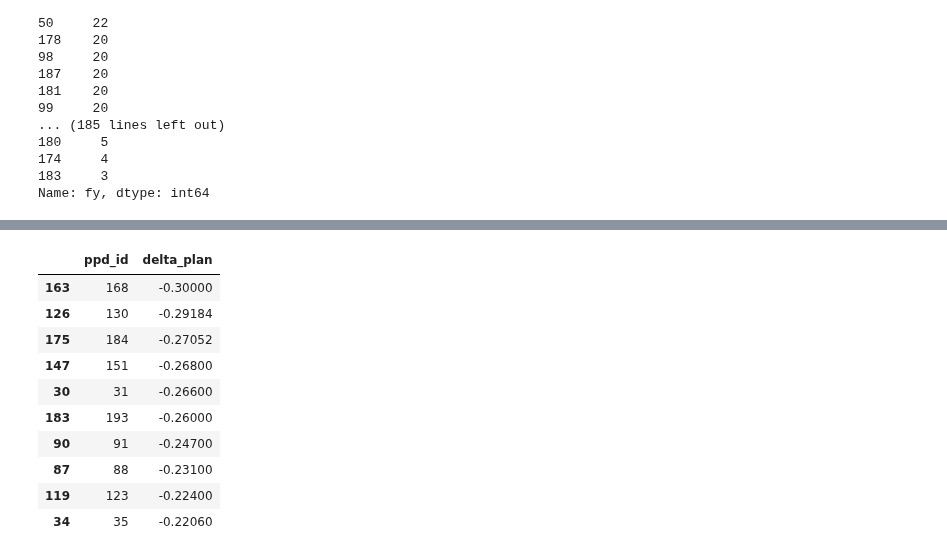
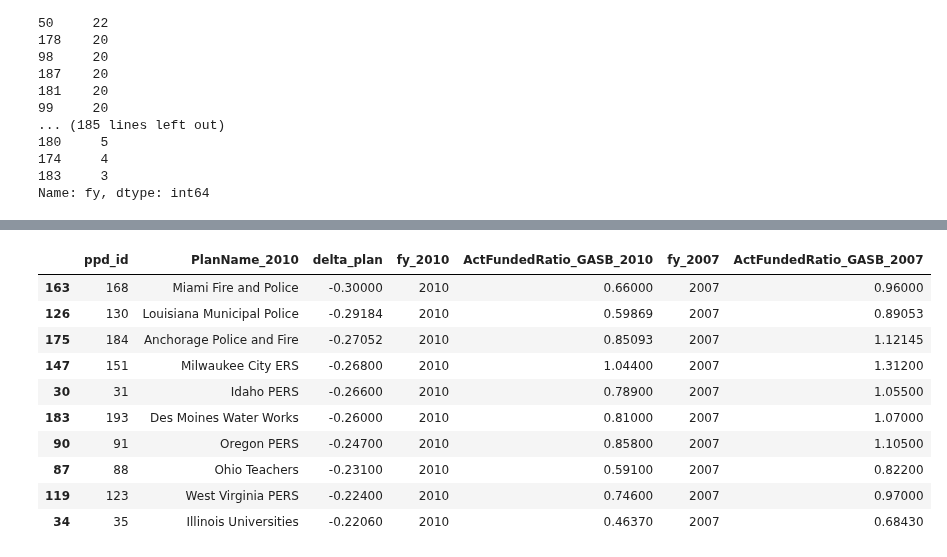
Before and after one commit to DeltaDeutsch/PPD-Group-Project, a Jupyter notebook: PPD Group Project.ipynb, the cells around one changed output, grey strips where cells are left out. Saved outputs shown, nothing was run; the diff lists cells and outputs as text; code cells hidden in the pictures.

```diff
--- a/PPD Group Project.ipynb
+++ b/PPD Group Project.ipynb
@@ -576,16 +576,16 @@ crash_plan_df = plan_data_2010.merge(plan_data_2007, how='left', on='ppd_id', su
 # %%
 crash_plan_df['delta_plan'] = crash_plan_df['ActFundedRatio_GASB_2010'] - crash_plan_df['ActFundedRatio_GASB_2007']
 hardest_hit = crash_plan_df.sort_values(by='delta_plan', ascending=True)[0:10]
-hardest_hit[['ppd_id','delta_plan']]
+hardest_hit[['ppd_id','PlanName_2010','delta_plan','fy_2010','ActFundedRatio_GASB_2010','fy_2007','ActFundedRatio_GASB_2007']]
 # %% [output]
-|  | ppd_id | delta_plan |
-| 163 | 168 | -0.30000 |
-| 126 | 130 | -0.29184 |
-| 175 | 184 | -0.27052 |
-| 147 | 151 | -0.26800 |
-| 30 | 31 | -0.26600 |
-| 183 | 193 | -0.26000 |
-| 90 | 91 | -0.24700 |
-| 87 | 88 | -0.23100 |
-| 119 | 123 | -0.22400 |
-| 34 | 35 | -0.22060 |
+|  | ppd_id | PlanName_2010 | delta_plan | fy_2010 | ActFundedRatio_GASB_2010 | fy_2007 | ActFundedRatio_GASB_2007 |
+| 163 | 168 | Miami Fire and Police | -0.30000 | 2010 | 0.66000 | 2007 | 0.96000 |
+| 126 | 130 | Louisiana Municipal Police | -0.29184 | 2010 | 0.59869 | 2007 | 0.89053 |
+| 175 | 184 | Anchorage Police and Fire | -0.27052 | 2010 | 0.85093 | 2007 | 1.12145 |
+| 147 | 151 | Milwaukee City ERS | -0.26800 | 2010 | 1.04400 | 2007 | 1.31200 |
+| 30 | 31 | Idaho PERS | -0.26600 | 2010 | 0.78900 | 2007 | 1.05500 |
+| 183 | 193 | Des Moines Water Works | -0.26000 | 2010 | 0.81000 | 2007 | 1.07000 |
+| 90 | 91 | Oregon PERS | -0.24700 | 2010 | 0.85800 | 2007 | 1.10500 |
+| 87 | 88 | Ohio Teachers | -0.23100 | 2010 | 0.59100 | 2007 | 0.82200 |
+| 119 | 123 | West Virginia PERS | -0.22400 | 2010 | 0.74600 | 2007 | 0.97000 |
+| 34 | 35 | Illinois Universities | -0.22060 | 2010 | 0.46370 | 2007 | 0.68430 |
```
Also changed, not shown: parts of 8 cells of this notebook, 1 other file.
